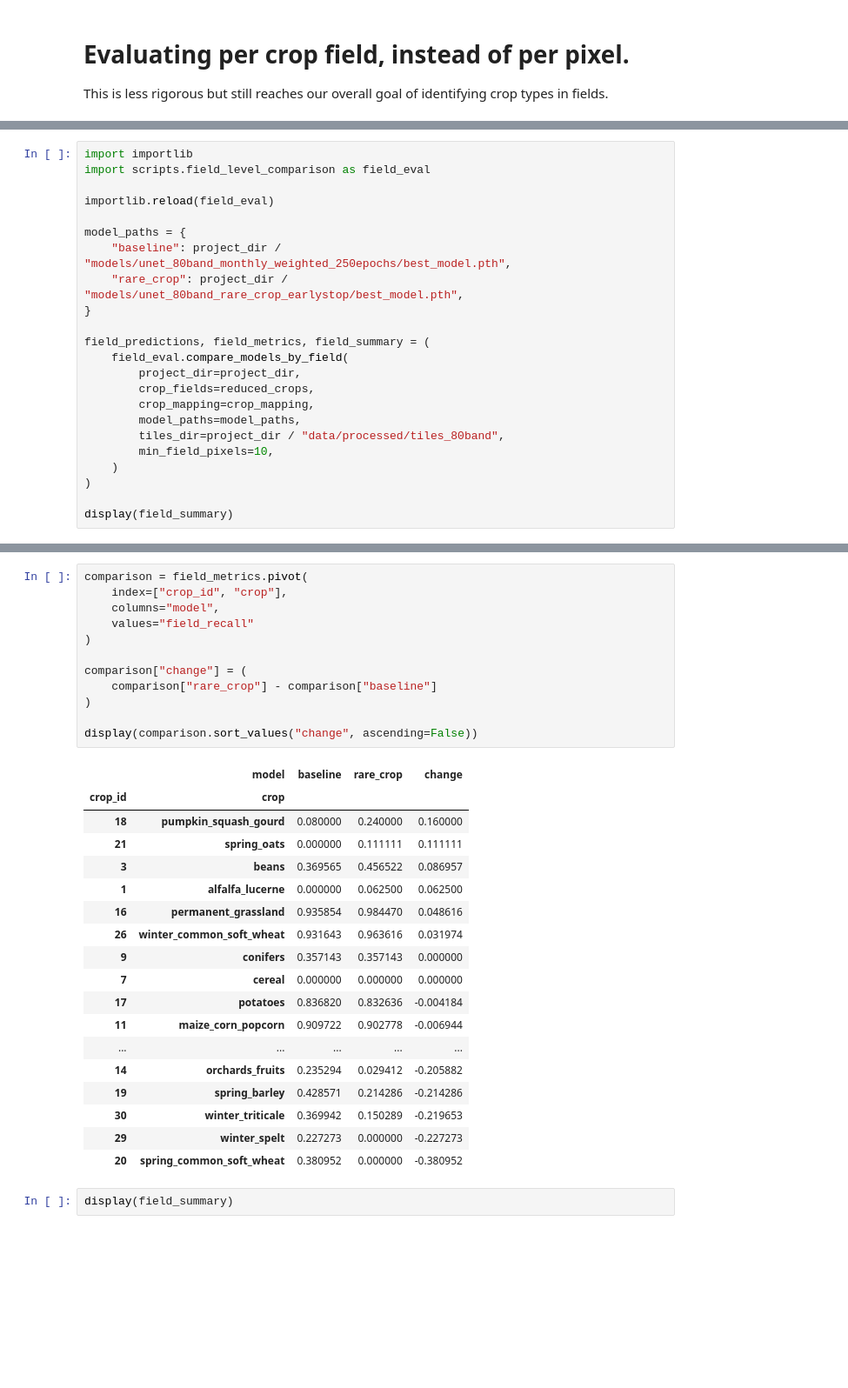
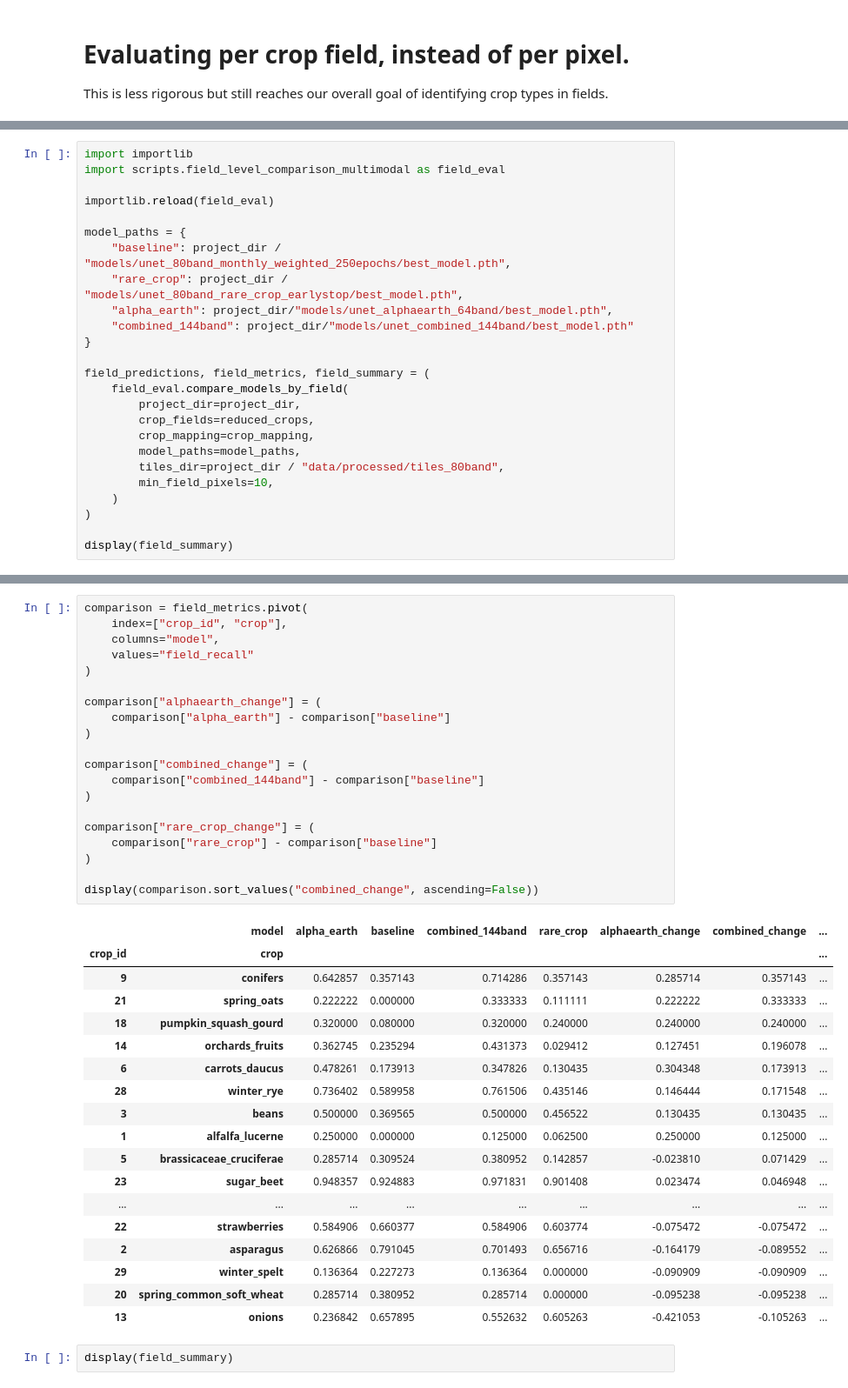
Before and after one commit to staehelinhenrimax-droid/European-Spectral-Crop-Identification, a Jupyter notebook: notebooks/Functionalized_workflow.ipynb, the cells around one changed output, grey strips where cells are left out. Shown at 87% size. Drawn from its saved outputs; the diff is of its cells as text; blank space fills up the shorter version.

```diff
--- a/notebooks/Functionalized_workflow.ipynb
+++ b/notebooks/Functionalized_workflow.ipynb
@@ -1754,12 +1967,14 @@ for p in sorted((project_dir / "models").glob("*/best_model.pth")):
 # %%
 import importlib
-import scripts.field_level_comparison as field_eval
+import scripts.field_level_comparison_multimodal as field_eval
 
 importlib.reload(field_eval)
 
 model_paths = {
     "baseline": project_dir / "models/unet_80band_monthly_weighted_250epochs/best_model.pth",
     "rare_crop": project_dir / "models/unet_80band_rare_crop_earlystop/best_model.pth",
+    "alpha_earth": project_dir/"models/unet_alphaearth_64band/best_model.pth",
+    "combined_144band": project_dir/"models/unet_combined_144band/best_model.pth"
 }
 
 field_predictions, field_metrics, field_summary = (
@@ -1798,34 +2015,42 @@ Saved CSVs to /Users/henristaehelin/Desktop/UZH/SDS320/project/data/processed/fi
 # %%
 comparison = field_metrics.pivot(
     index=["crop_id", "crop"],
     columns="model",
     values="field_recall"
 )
 
-comparison["change"] = (
+comparison["alphaearth_change"] = (
+    comparison["alpha_earth"] - comparison["baseline"]
+)
+
+comparison["combined_change"] = (
+    comparison["combined_144band"] - comparison["baseline"]
+)
+
+comparison["rare_crop_change"] = (
     comparison["rare_crop"] - comparison["baseline"]
 )
 
-display(comparison.sort_values("change", ascending=False))
+display(comparison.sort_values("combined_change", ascending=False))
 # %% [output]
-|  | model | baseline | rare_crop | change |
-| crop_id | crop |  |  |  |
-| 18 | pumpkin_squash_gourd | 0.080000 | 0.240000 | 0.160000 |
-| 21 | spring_oats | 0.000000 | 0.111111 | 0.111111 |
-| 3 | beans | 0.369565 | 0.456522 | 0.086957 |
-| 1 | alfalfa_lucerne | 0.000000 | 0.062500 | 0.062500 |
-| 16 | permanent_grassland | 0.935854 | 0.984470 | 0.048616 |
-| 26 | winter_common_soft_wheat | 0.931643 | 0.963616 | 0.031974 |
-| 9 | conifers | 0.357143 | 0.357143 | 0.000000 |
-| 7 | cereal | 0.000000 | 0.000000 | 0.000000 |
-| 17 | potatoes | 0.836820 | 0.832636 | -0.004184 |
-| 11 | maize_corn_popcorn | 0.909722 | 0.902778 | -0.006944 |
-| ... | ... | ... | ... | ... |
-| 14 | orchards_fruits | 0.235294 | 0.029412 | -0.205882 |
-| 19 | spring_barley | 0.428571 | 0.214286 | -0.214286 |
-| 30 | winter_triticale | 0.369942 | 0.150289 | -0.219653 |
-| 29 | winter_spelt | 0.227273 | 0.000000 | -0.227273 |
-| 20 | spring_common_soft_wheat | 0.380952 | 0.000000 | -0.380952 |
+|  | model | alpha_earth | baseline | combined_144band | rare_crop | alphaearth_change | combined_change | ... |
+| crop_id | crop |  |  |  |  |  |  | ... |
+| 9 | conifers | 0.642857 | 0.357143 | 0.714286 | 0.357143 | 0.285714 | 0.357143 | ... |
+| 21 | spring_oats | 0.222222 | 0.000000 | 0.333333 | 0.111111 | 0.222222 | 0.333333 | ... |
+| 18 | pumpkin_squash_gourd | 0.320000 | 0.080000 | 0.320000 | 0.240000 | 0.240000 | 0.240000 | ... |
+| 14 | orchards_fruits | 0.362745 | 0.235294 | 0.431373 | 0.029412 | 0.127451 | 0.196078 | ... |
+| 6 | carrots_daucus | 0.478261 | 0.173913 | 0.347826 | 0.130435 | 0.304348 | 0.173913 | ... |
+| 28 | winter_rye | 0.736402 | 0.589958 | 0.761506 | 0.435146 | 0.146444 | 0.171548 | ... |
+| 3 | beans | 0.500000 | 0.369565 | 0.500000 | 0.456522 | 0.130435 | 0.130435 | ... |
+| 1 | alfalfa_lucerne | 0.250000 | 0.000000 | 0.125000 | 0.062500 | 0.250000 | 0.125000 | ... |
+| 5 | brassicaceae_cruciferae | 0.285714 | 0.309524 | 0.380952 | 0.142857 | -0.023810 | 0.071429 | ... |
+| 23 | sugar_beet | 0.948357 | 0.924883 | 0.971831 | 0.901408 | 0.023474 | 0.046948 | ... |
+| ... | ... | ... | ... | ... | ... | ... | ... | ... |
+| 22 | strawberries | 0.584906 | 0.660377 | 0.584906 | 0.603774 | -0.075472 | -0.075472 | ... |
+| 2 | asparagus | 0.626866 | 0.791045 | 0.701493 | 0.656716 | -0.164179 | -0.089552 | ... |
+| 29 | winter_spelt | 0.136364 | 0.227273 | 0.136364 | 0.000000 | -0.090909 | -0.090909 | ... |
+| 20 | spring_common_soft_wheat | 0.285714 | 0.380952 | 0.285714 | 0.000000 | -0.095238 | -0.095238 | ... |
+| 13 | onions | 0.236842 | 0.657895 | 0.552632 | 0.605263 | -0.421053 | -0.105263 | ... |
 # %%
 display(field_summary)
 # %% [output]
```
Also changed, not shown: parts of 29 cells of this notebook, 2 other files.
